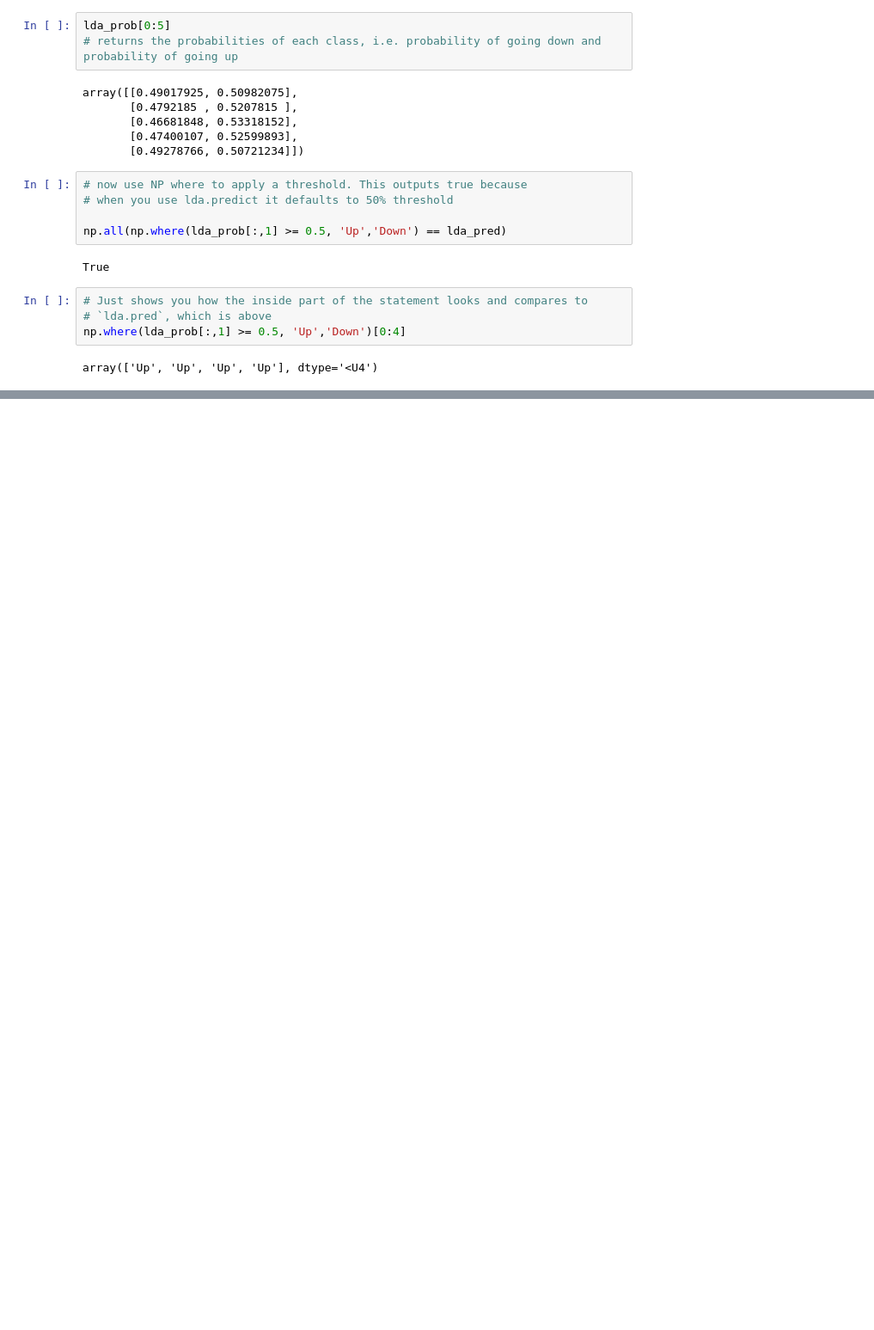
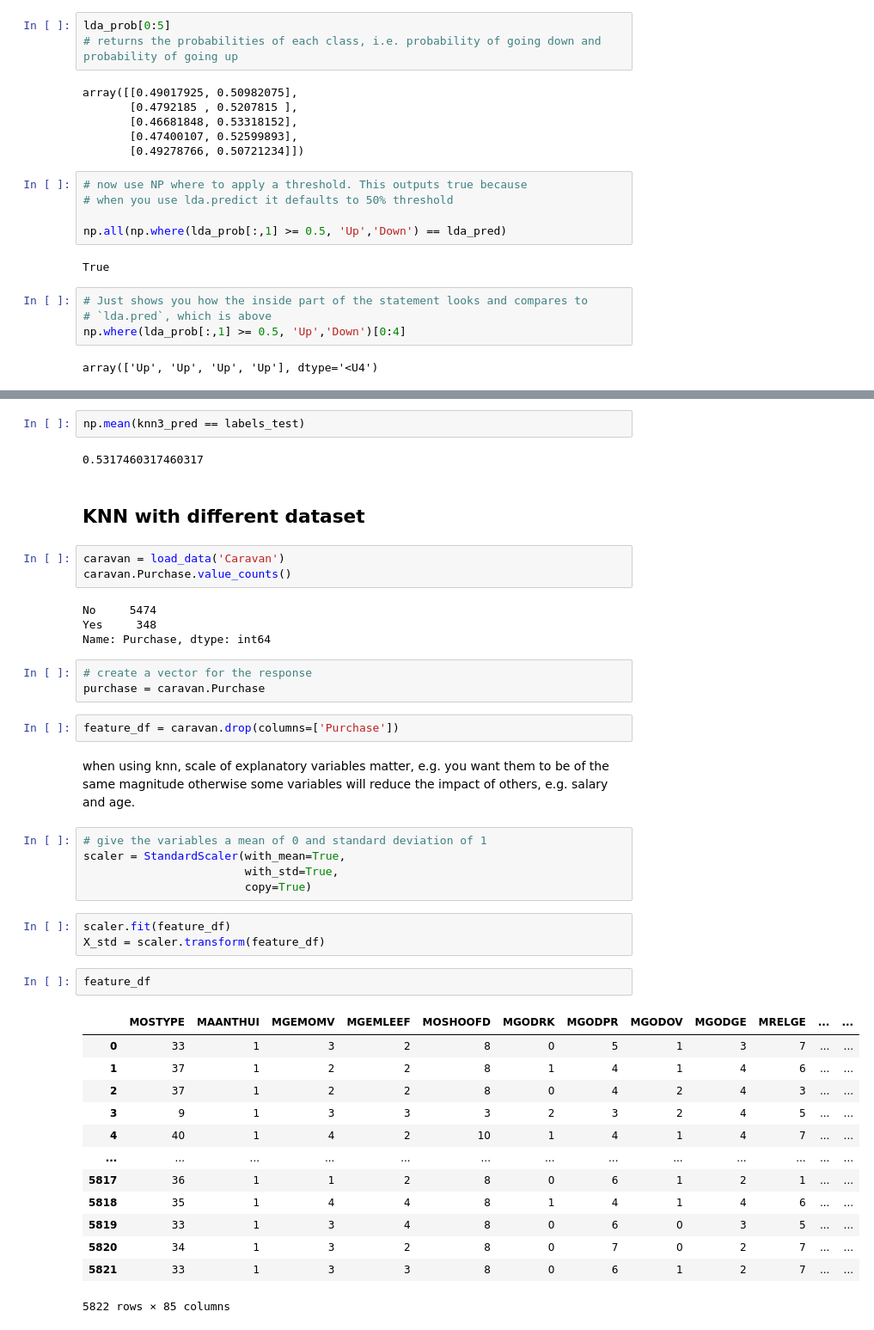
Before and after one commit to bryaneadams/statistical_learning_python, a Jupyter notebook: chapter_4_lab.ipynb, the cells around one changed output, grey strips where cells are left out. Shown at 86% size. Cells and saved outputs as stored; diff of their text form; blank space fills up the shorter version.

```diff
--- a/chapter_4_lab.ipynb
+++ b/chapter_4_lab.ipynb
@@ -293,0 +439,44 @@ array(['Up', 'Up', 'Up', 'Up'], dtype='<U4')
+# %%
+np.mean(knn3_pred == labels_test)
+# %% [output]
+0.5317460317460317
+# %% [markdown]
+## KNN with different dataset
+# %%
+caravan = load_data('Caravan')
+caravan.Purchase.value_counts()
+# %% [output]
+No     5474
+Yes     348
+Name: Purchase, dtype: int64
+# %%
+# create a vector for the response
+purchase = caravan.Purchase
+# %%
+feature_df = caravan.drop(columns=['Purchase'])
+# %% [markdown]
+when using knn, scale of explanatory variables matter, e.g. you want them to be of the same magnitude otherwise some variables will reduce the impact of others, e.g. salary and age.
+# %%
+# give the variables a mean of 0 and standard deviation of 1
+scaler = StandardScaler(with_mean=True,
+                        with_std=True,
+                        copy=True)
+# %%
+scaler.fit(feature_df)
+X_std = scaler.transform(feature_df)
+# %%
+feature_df
+# %% [output]
+|  | MOSTYPE | MAANTHUI | MGEMOMV | MGEMLEEF | MOSHOOFD | MGODRK | MGODPR | MGODOV | MGODGE | MRELGE | ... | ... |
+| 0 | 33 | 1 | 3 | 2 | 8 | 0 | 5 | 1 | 3 | 7 | ... | ... |
+| 1 | 37 | 1 | 2 | 2 | 8 | 1 | 4 | 1 | 4 | 6 | ... | ... |
+| 2 | 37 | 1 | 2 | 2 | 8 | 0 | 4 | 2 | 4 | 3 | ... | ... |
+| 3 | 9 | 1 | 3 | 3 | 3 | 2 | 3 | 2 | 4 | 5 | ... | ... |
+| 4 | 40 | 1 | 4 | 2 | 10 | 1 | 4 | 1 | 4 | 7 | ... | ... |
+| ... | ... | ... | ... | ... | ... | ... | ... | ... | ... | ... | ... | ... |
+| 5817 | 36 | 1 | 1 | 2 | 8 | 0 | 6 | 1 | 2 | 1 | ... | ... |
+| 5818 | 35 | 1 | 4 | 4 | 8 | 1 | 4 | 1 | 4 | 6 | ... | ... |
+| 5819 | 33 | 1 | 3 | 4 | 8 | 0 | 6 | 0 | 3 | 5 | ... | ... |
+| 5820 | 34 | 1 | 3 | 2 | 8 | 0 | 7 | 0 | 2 | 7 | ... | ... |
+| 5821 | 33 | 1 | 3 | 3 | 8 | 0 | 6 | 1 | 2 | 7 | ... | ... |
+5822 rows × 85 columns
```
Also changed, not shown: parts of 60 cells of this notebook, 1 other file.
